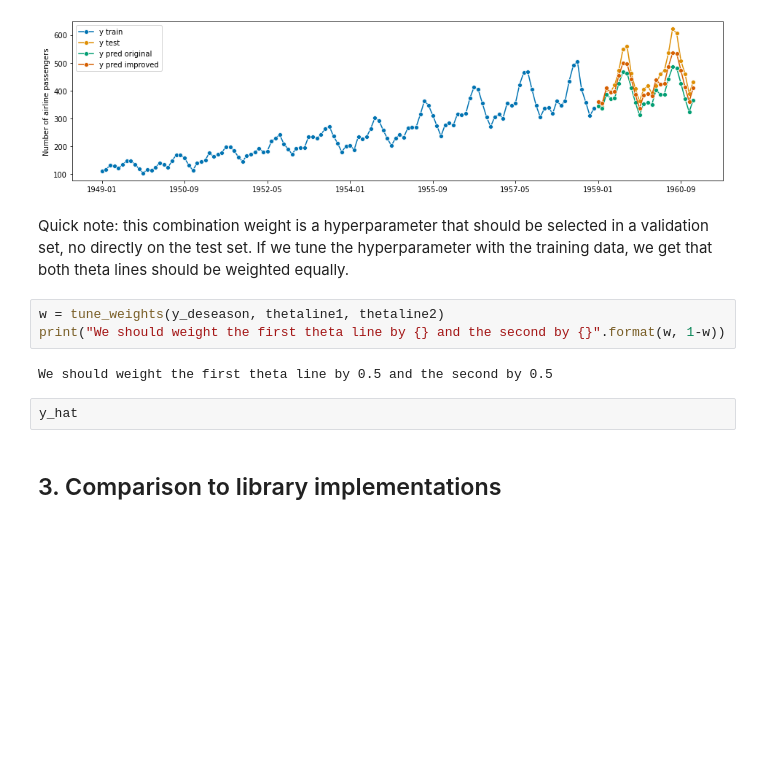
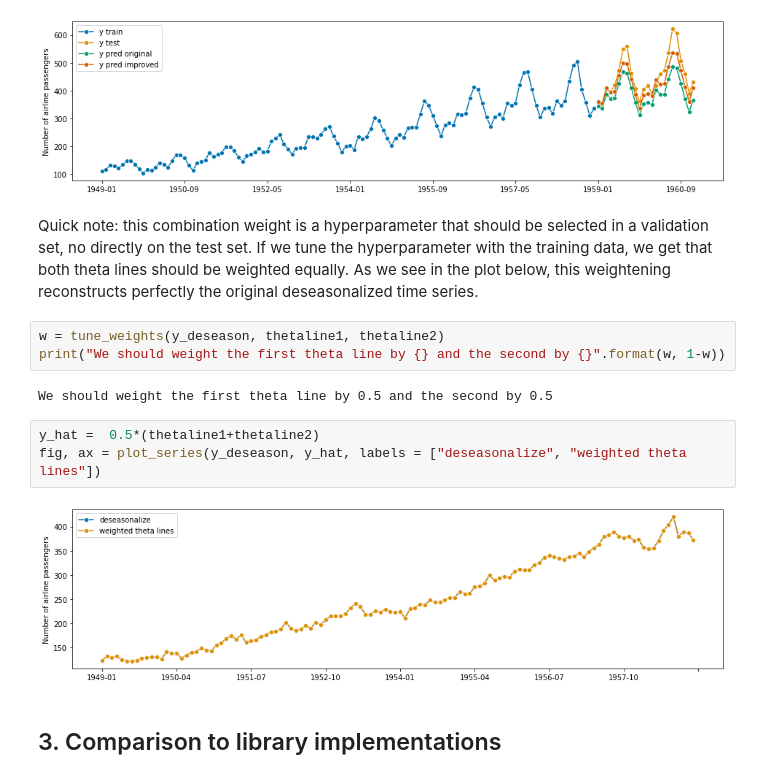
Before and after one commit to claudia-hm/datascience-explained, a Jupyter notebook: time-series/Theta Model.ipynb, the cells around one changed output. Drawn from its saved outputs; the diff is of its cells as text; blank space fills up the shorter version.

Commit message:
minor note in theta

```diff
--- a/time-series/Theta Model.ipynb
+++ b/time-series/Theta Model.ipynb
@@ -281,14 +281,17 @@ MAE Original Claudia model: 61.00913096526104
 MAE Improved Claudia model: 30.94229949773116
 [figure]
 # %% [markdown]
-Quick note: this combination weight is a hyperparameter that should be selected in a validation set, no directly on the test set. If we tune the hyperparameter with the training data, we get that both theta lines should be weighted equally.
+Quick note: this combination weight is a hyperparameter that should be selected in a validation set, no directly on the test set. If we tune the hyperparameter with the training data, we get that both theta lines should be weighted equally. As we see in the plot below, this weightening reconstructs perfectly the original deseasonalized time series.
 # %%
 w = tune_weights(y_deseason, thetaline1, thetaline2)
 print("We should weight the first theta line by {} and the second by {}".format(w, 1-w))
 # %% [output]
 We should weight the first theta line by 0.5 and the second by 0.5
-# %%
-y_hat
+# %%
+y_hat =  0.5*(thetaline1+thetaline2)
+fig, ax = plot_series(y_deseason, y_hat, labels = ["deseasonalize", "weighted theta lines"])
+# %% [output]
+[figure, added]
 # %% [markdown]
 ## 3. Comparison to library implementations
 # %% [markdown]
```
